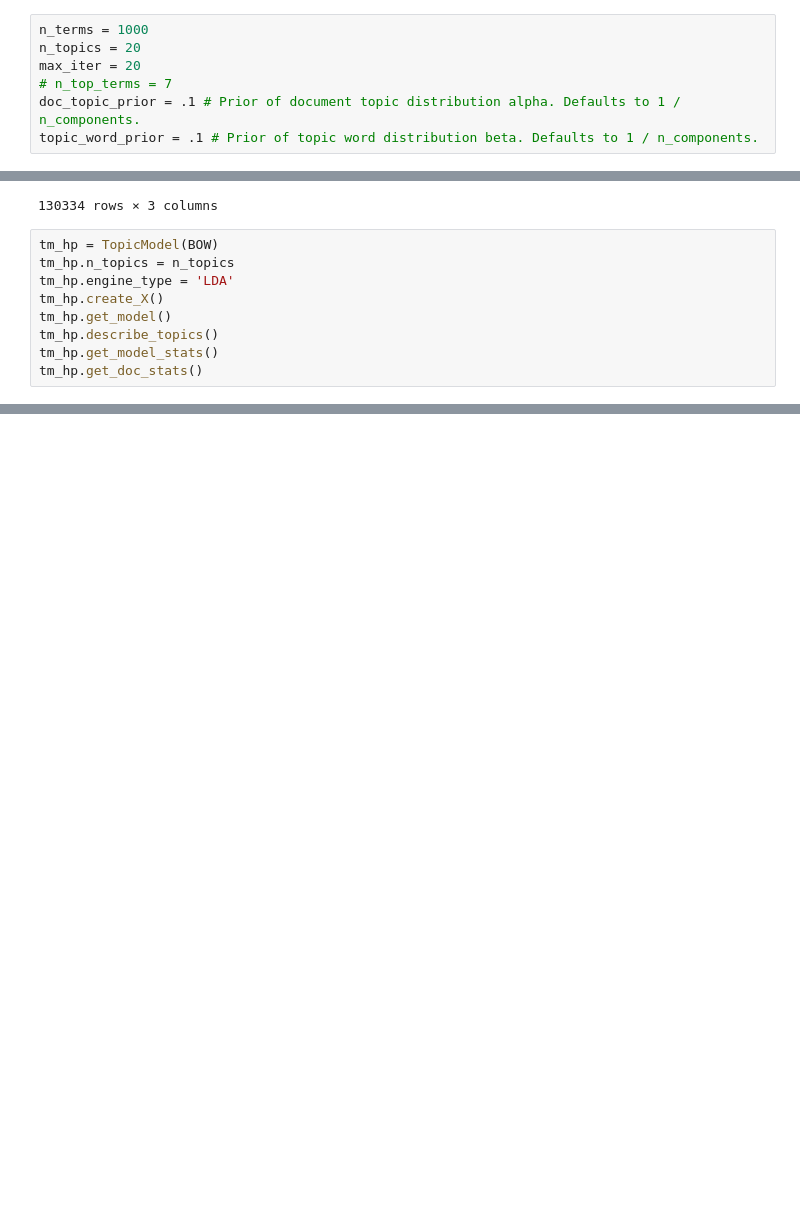
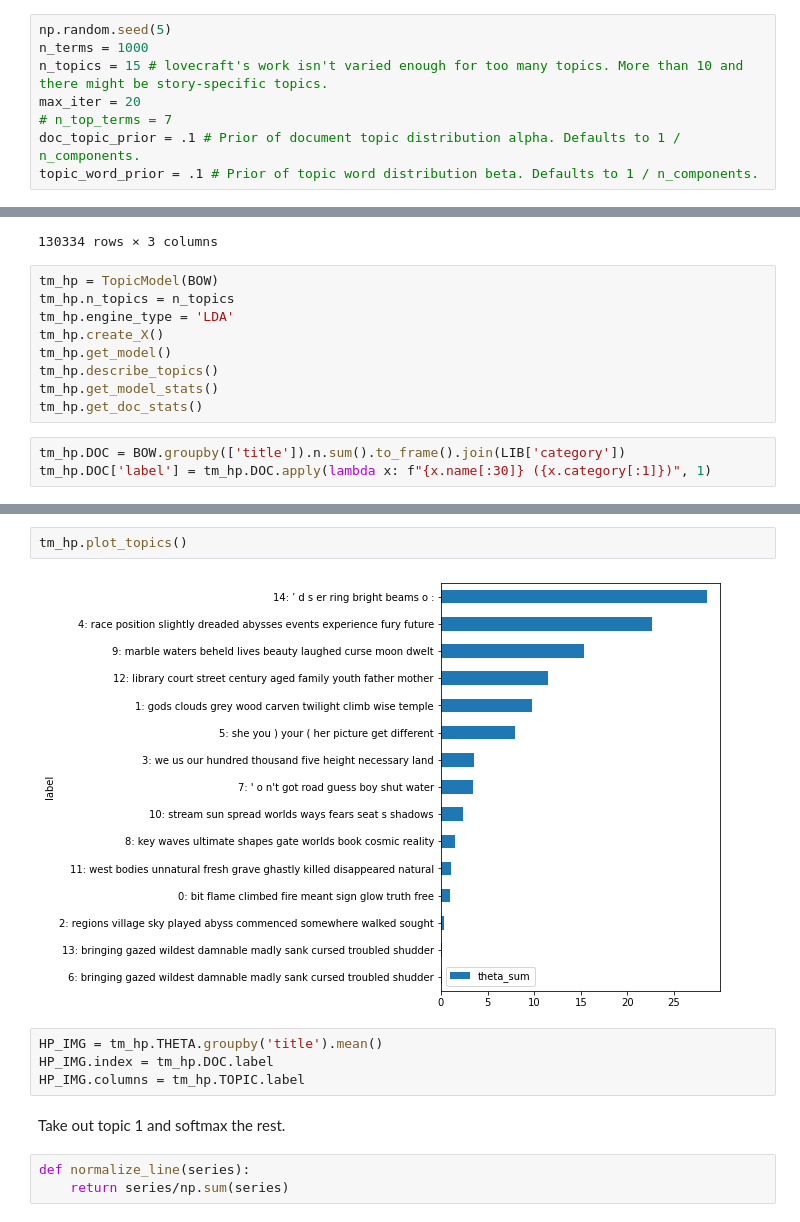
Before and after one commit to RyanDoesMath/Lovecraft-Digital-Analytical-Edition, a Jupyter notebook: lovecraft_ETA_LDA.ipynb, the cells around one changed output, grey strips where cells are left out. Drawn from its saved outputs; the diff is of its cells as text; blank space fills up the shorter version.

```diff
--- a/lovecraft_ETA_LDA.ipynb
+++ b/lovecraft_ETA_LDA.ipynb
@@ -14,8 +17,9 @@ from sklearn.decomposition import LatentDirichletAllocation as LDA, NMF
 # %% [markdown]
 ## Prepare Data
 # %%
+np.random.seed(5)
 n_terms = 1000
-n_topics = 20
+n_topics = 15 # lovecraft's work isn't varied enough for too many topics. More than 10 and there might be story-specific topics.
 max_iter = 20
 # n_top_terms = 7
 doc_topic_prior = .1 # Prior of document topic distribution alpha. Defaults to 1 / n_components.
@@ -156,3 +160,6 @@ tm_hp.get_model()
 tm_hp.describe_topics()
 tm_hp.get_model_stats()
 tm_hp.get_doc_stats()
+# %%
+tm_hp.DOC = BOW.groupby(['title']).n.sum().to_frame().join(LIB['category'])
+tm_hp.DOC['label'] = tm_hp.DOC.apply(lambda x: f"{x.name[:30]} ({x.category[:1]})", 1)
@@ -158,0 +183,13 @@ tm_hp.get_doc_stats()
+# %%
+tm_hp.plot_topics()
+# %% [output]
+[figure, added]
+# %%
+HP_IMG = tm_hp.THETA.groupby('title').mean()
+HP_IMG.index = tm_hp.DOC.label
+HP_IMG.columns = tm_hp.TOPIC.label
+# %% [markdown]
+Take out topic 1 and softmax the rest.
+# %%
+def normalize_line(series):
+    return series/np.sum(series)
```
Also changed, not shown: parts of 16 cells of this notebook.
